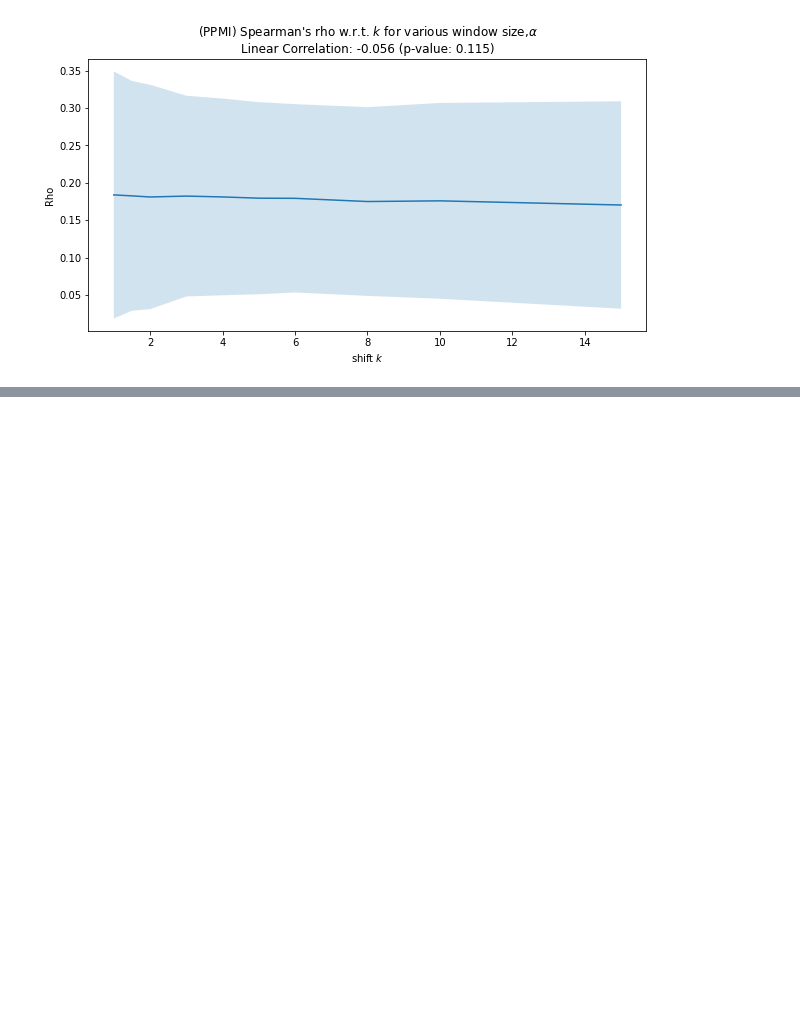
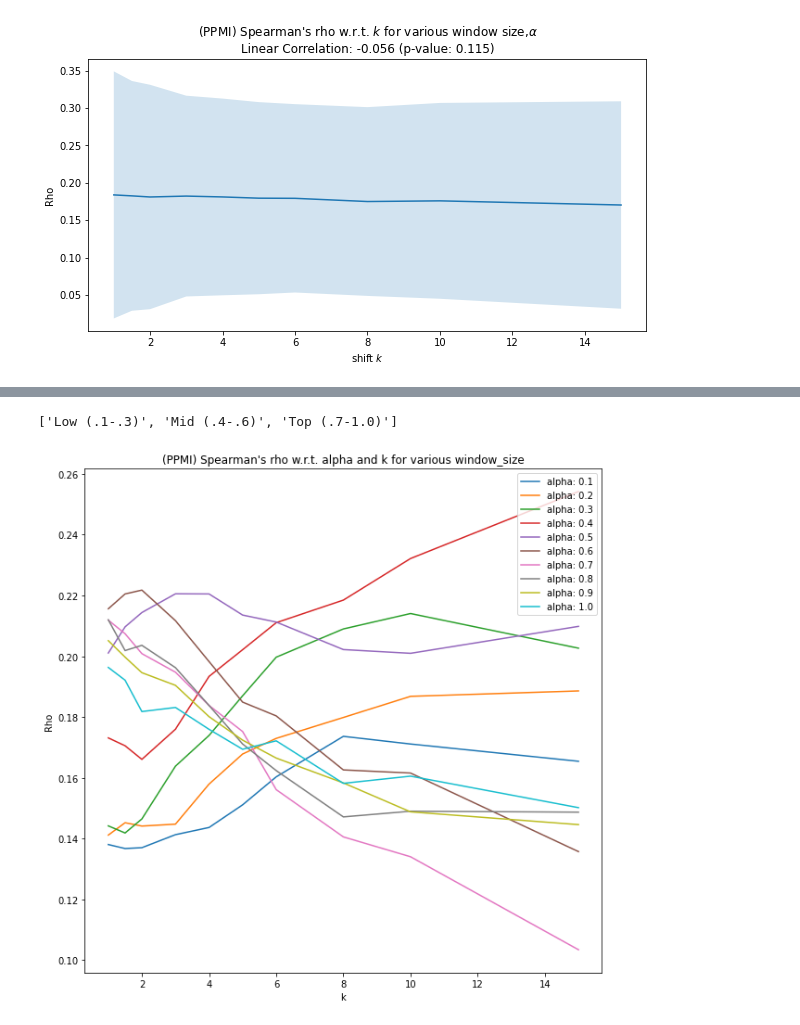
Before and after one commit to blietard/LexSemChange, a Jupyter notebook: results_visual.ipynb, the cells around one changed output, grey strips where cells are left out. Cells and saved outputs as stored; diff of their text form; code cells hidden in the pictures; blank space fills up the shorter version.

```diff
--- a/results_visual.ipynb
+++ b/results_visual.ipynb
@@ -189,0 +233,55 @@ plt.show()
+# %%
+first_range
+# %% [output]
+['Low (.1-.3)', 'Mid (.4-.6)', 'Top (.7-1.0)']
+# %%
+first_attribute = 'alpha'
+second_attribute = 'k'
+third_attribute = 'window_size'
+first_range = list(score_df.groupby(first_attribute).groups.keys())
+second_range = list(score_df.groupby(second_attribute).groups.keys())
+third_range = list(score_df.groupby(third_attribute).groups.keys())
+
+colors = ['tab:blue','tab:orange','tab:green','tab:red','tab:purple','tab:brown','tab:pink','tab:gray','tab:olive','tab:cyan']
+
+
+fig = plt.figure(figsize=(10,10))
+ax = fig.add_subplot(111)
+fig.patch.set_facecolor('white')
+ax.set_facecolor('white')
+
+third_means = score_df.groupby(third_attribute).rho.agg(['mean'])['mean']
+third_stds = score_df.groupby(third_attribute).rho.agg(['std'])['std']
+
+groups = score_df.groupby(first_attribute)
+for ind,first_value in enumerate(first_range):
+    group = groups.get_group(first_value)
+    subgroups = group.groupby(second_attribute)
+
+
+
+    means = np.empty(len(second_range))
+    errors = np.empty(len(second_range))
+
+    for i,second_value in enumerate(second_range):
+        series = subgroups.get_group(second_value).sort_values(third_attribute).set_index(third_attribute)['rho']
+        #series = (series - third_means) / third_stds
+        means[i] = series.mean()
+        errors[i] = 2*series.std()
+
+    c = colors[ind]
+    ax.plot(second_range,means,label=first_attribute+': '+str(first_value),color=c)
+
+    # ax.plot(second_range,means-errors,alpha=0.2,ls='--',color=c)
+    # ax.plot(second_range,means+errors,alpha=0.2,ls='--',color=c)
+    # ax.fill_between(second_range,means-errors,means+errors,alpha=0.1,color=c)
+
+
+ax.set_title("(PPMI) Spearman's rho w.r.t. {} and {} for {}=".format(first_attribute,second_attribute,third_attribute))
+ax.set_xlabel(second_attribute)
+ax.set_ylabel('Rho')
+plt.legend()
+plt.savefig('results_img/{}_{}_{}_rho_wErrors.png'.format(first_attribute,second_attribute,third_attribute),dpi=100,transparent=False)
+plt.show()
+# %% [output]
+[figure, added]
```
Also changed, not shown: parts of 9 cells of this notebook, 29 other files.
